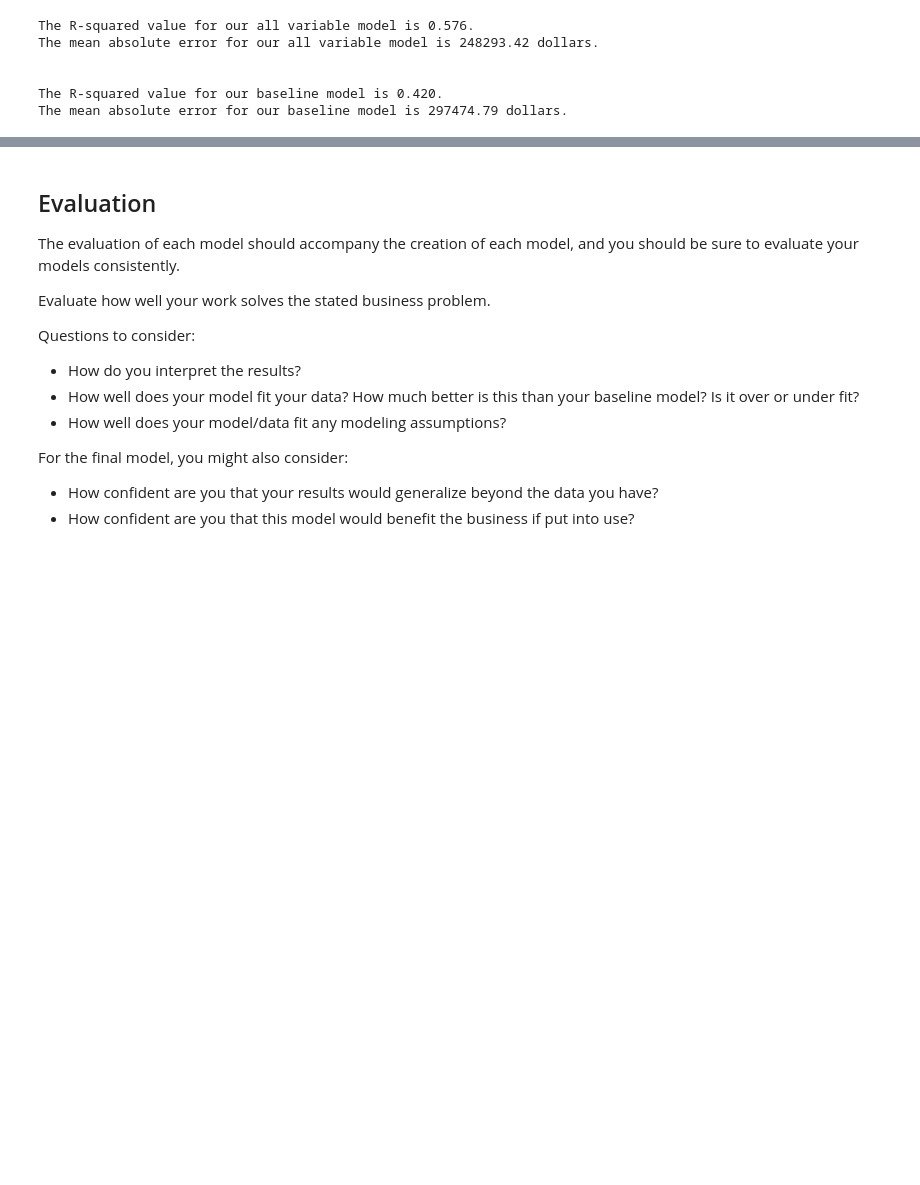
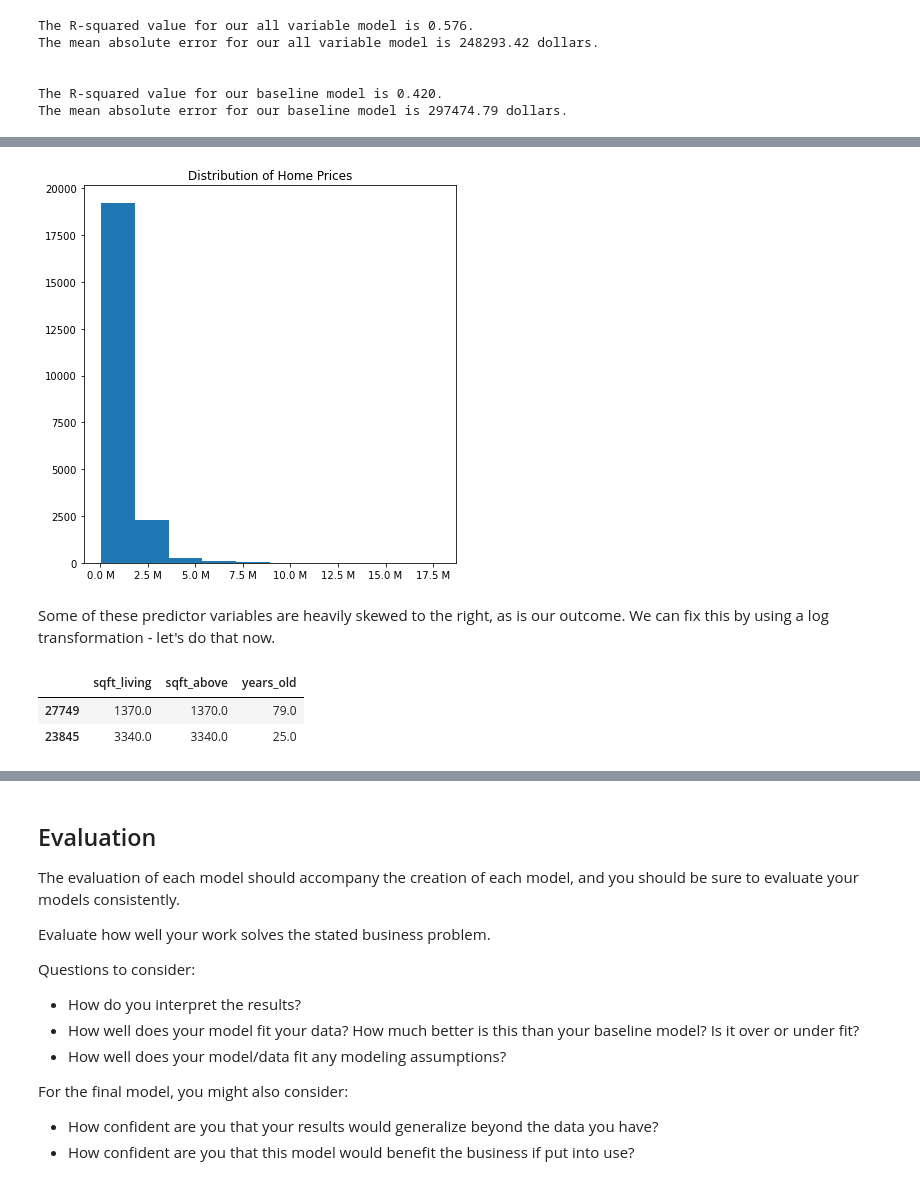
Before and after one commit to emgerber88/Kings-County-Real-Estate-analysis-NAEG, a Jupyter notebook: King_County_Analysis_Notebook.ipynb, the cells around one changed output, grey strips where cells are left out. Saved outputs shown, nothing was run; the diff lists cells and outputs as text; code cells hidden in the pictures; blank space fills up the shorter version.

```diff
--- a/King_County_Analysis_Notebook.ipynb
+++ b/King_County_Analysis_Notebook.ipynb
@@ -687,0 +742,25 @@ The mean absolute error for our baseline model is 297474.79 dollars.
+# %%
+# set up figure for price
+fig, ax = plt.subplots(figsize=(6,6))
+
+# plot distribution for price
+ax.hist(y_train)
+ax.set_title('Distribution of Home Prices')
+ax.xaxis.set_major_formatter(million_formatter)
+
+fig.tight_layout();
+# %% [output]
+[figure, added]
+# %% [markdown]
+Some of these predictor variables are heavily skewed to the right, as is our outcome. We can fix this by using a log transformation - let's do that now.
+# %%
+# selecting variables for log transformation
+log_variables = ['sqft_living','sqft_above', 'years_old']
+
+# assign to X_logs
+X_logs = all_variable_X[log_variables]
+X_logs.head(2)
+# %% [output]
+|  | sqft_living | sqft_above | years_old |
+| 27749 | 1370.0 | 1370.0 | 79.0 |
+| 23845 | 3340.0 | 3340.0 | 25.0 |
```
Also changed, not shown: parts of 19 cells of this notebook.
